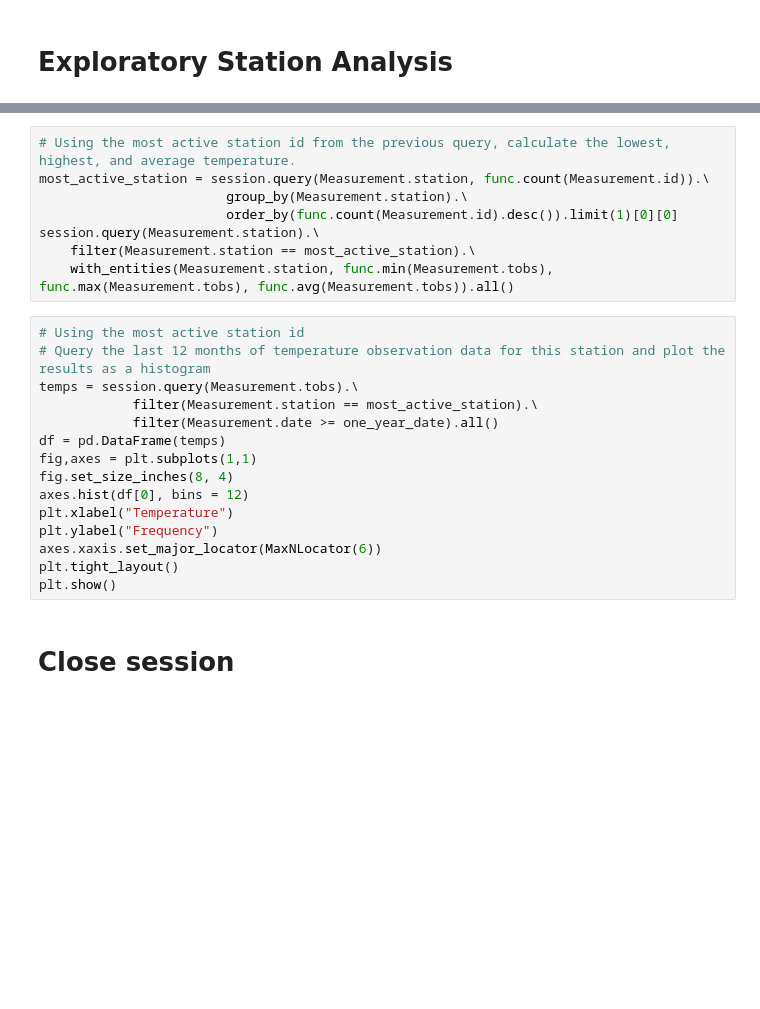
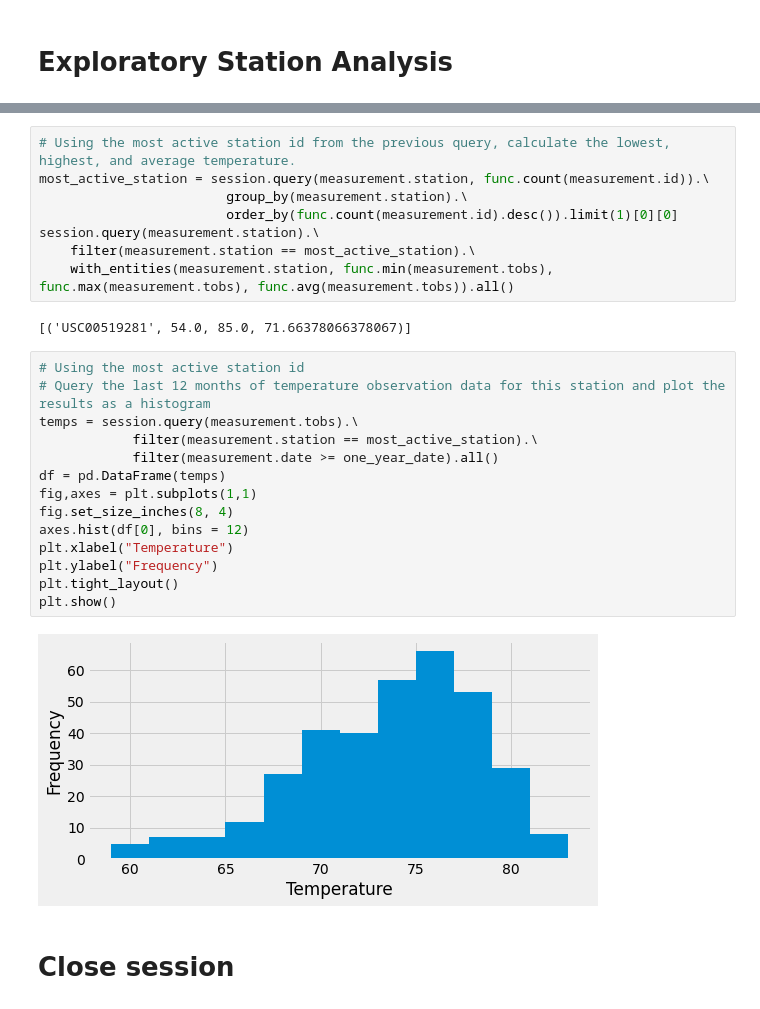
Before and after one commit to BrianKnorr/sqlalchemy-challenge, a Jupyter notebook: climate_starter.ipynb, the cells around one changed output, grey strips where cells are left out. Drawn from its saved outputs; the diff is of its cells as text; blank space fills up the shorter version.

```diff
--- a/climate_starter.ipynb
+++ b/climate_starter.ipynb
@@ -87,26 +114,29 @@ session.query(Measurement.station, func.count(Measurement.id)).\
 # %%
 # Using the most active station id from the previous query, calculate the lowest, highest, and average temperature.
-most_active_station = session.query(Measurement.station, func.count(Measurement.id)).\
-                        group_by(Measurement.station).\
-                        order_by(func.count(Measurement.id).desc()).limit(1)[0][0]
-session.query(Measurement.station).\
-    filter(Measurement.station == most_active_station).\
-    with_entities(Measurement.station, func.min(Measurement.tobs), func.max(Measurement.tobs), func.avg(Measurement.tobs)).all()
+most_active_station = session.query(measurement.station, func.count(measurement.id)).\
+                        group_by(measurement.station).\
+                        order_by(func.count(measurement.id).desc()).limit(1)[0][0]
+session.query(measurement.station).\
+    filter(measurement.station == most_active_station).\
+    with_entities(measurement.station, func.min(measurement.tobs), func.max(measurement.tobs), func.avg(measurement.tobs)).all()
+# %% [output]
+[('USC00519281', 54.0, 85.0, 71.66378066378067)]
 # %%
 # Using the most active station id
 # Query the last 12 months of temperature observation data for this station and plot the results as a histogram
-temps = session.query(Measurement.tobs).\
-            filter(Measurement.station == most_active_station).\
-            filter(Measurement.date >= one_year_date).all()
+temps = session.query(measurement.tobs).\
+            filter(measurement.station == most_active_station).\
+            filter(measurement.date >= one_year_date).all()
 df = pd.DataFrame(temps)
 fig,axes = plt.subplots(1,1)
 fig.set_size_inches(8, 4)
 axes.hist(df[0], bins = 12)
 plt.xlabel("Temperature")
 plt.ylabel("Frequency")
-axes.xaxis.set_major_locator(MaxNLocator(6))
 plt.tight_layout()
 plt.show()
+# %% [output]
+[figure, added]
 # %% [markdown]
 # Close session
 # %%
```
Also changed, not shown: parts of 6 cells of this notebook, 1 other file.
